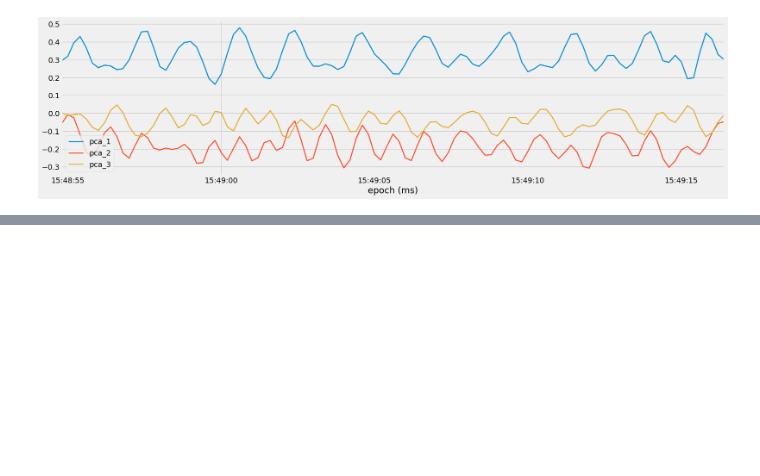
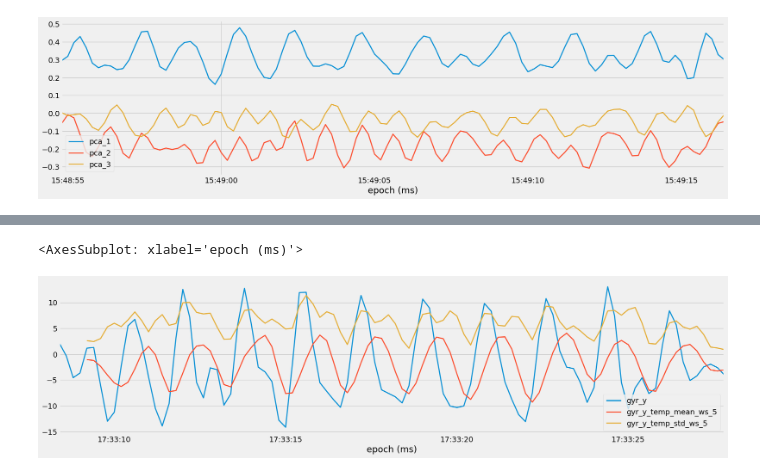
Before and after one commit to netraj-patil/fitnessTracker, a Jupyter notebook: src/features/build_features.ipynb, the cells around one changed output, grey strips where cells are left out. Cells and saved outputs as stored; diff of their text form; code cells hidden in the pictures; blank space fills up the shorter version.

```diff
--- a/src/features/build_features.ipynb
+++ b/src/features/build_features.ipynb
@@ -142,0 +210,5 @@ subset[['pca_1','pca_2','pca_3']].plot()
+# %%
+subset[['gyr_y','gyr_y_temp_mean_ws_5', 'gyr_y_temp_std_ws_5']].plot()
+# %% [output]
+<AxesSubplot: xlabel='epoch (ms)'>
+[figure, added]
```
Also changed, not shown: parts of 27 cells of this notebook, 3 other files.
